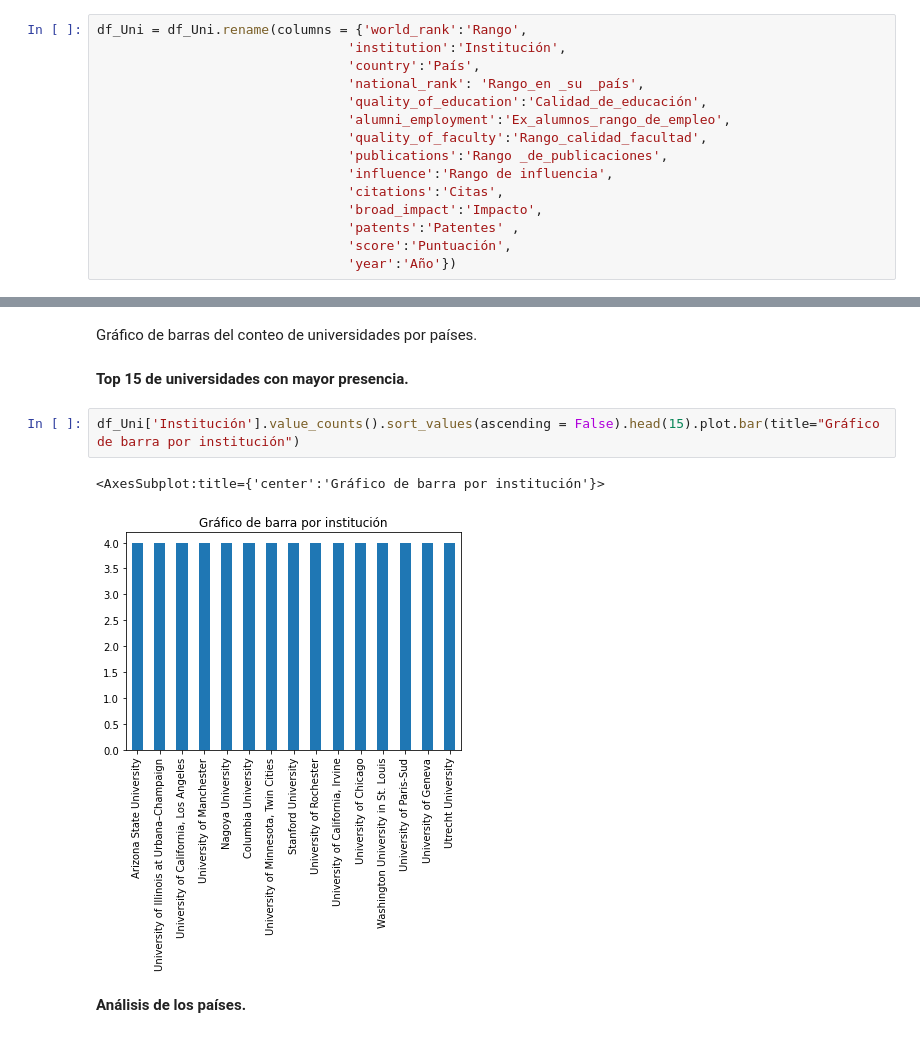
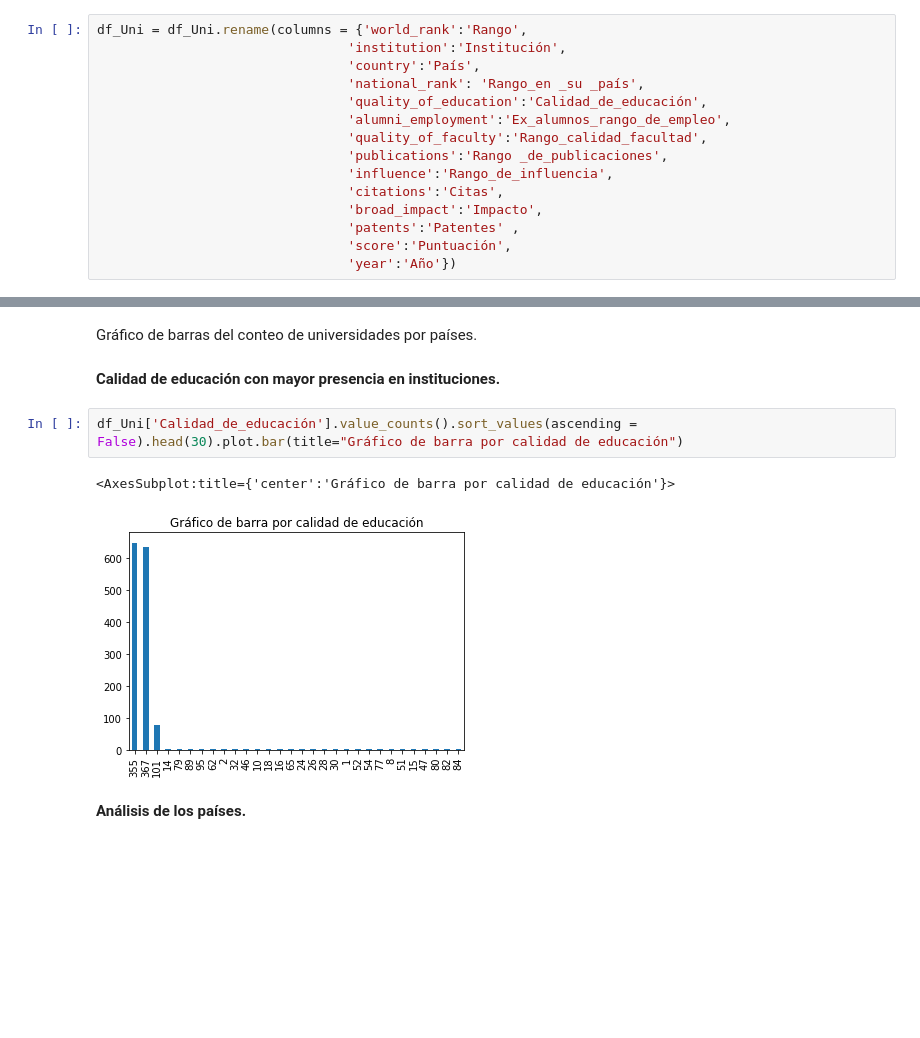
Before and after one commit to EmmanuelGalvan/MineriaDatos, a Jupyter notebook: Archivos/Practica de limpieza/Visualizacion_Equipo9.ipynb, the cells around one changed output, grey strips where cells are left out. Cells and saved outputs as stored; diff of their text form; blank space fills up the shorter version.

Commit message:
Parte Estadística de segunda Base y gráfico
Agregue la parte estadística para la segunda base de datos, y puse un gráfico en el otro archivo

```diff
--- a/Archivos/Practica de limpieza/Visualizacion_Equipo9.ipynb
+++ b/Archivos/Practica de limpieza/Visualizacion_Equipo9.ipynb
@@ -553,7 +553,7 @@ df_Uni = df_Uni.rename(columns = {'world_rank':'Rango',
                                 'alumni_employment':'Ex_alumnos_rango_de_empleo',
                                 'quality_of_faculty':'Rango_calidad_facultad',
                                 'publications':'Rango _de_publicaciones',
-                                'influence':'Rango de influencia',
+                                'influence':'Rango_de_influencia',
                                 'citations':'Citas',
                                 'broad_impact':'Impacto',
                                 'patents':'Patentes' ,
@@ -586,12 +686,12 @@ df_Uni['País'].value_counts().head(15).plot.bar(title="Gráfico de barras por p
 # %% [markdown]
 Gráfico de barras del conteo de universidades por países.
 # %% [markdown]
-**Top 15 de universidades con mayor presencia.**
+**Calidad de educación con mayor presencia en instituciones.**
 # %%
-df_Uni['Institución'].value_counts().sort_values(ascending = False).head(15).plot.bar(title="Gráfico de barra por institución")
+df_Uni['Calidad_de_educación'].value_counts().sort_values(ascending = False).head(30).plot.bar(title="Gráfico de barra por calidad de educación")
 # %% [output]
-<AxesSubplot:title={'center':'Gráfico de barra por institución'}>
+<AxesSubplot:title={'center':'Gráfico de barra por calidad de educación'}>
-[figure, old version]
+[figure, new version]
 # %% [markdown]
 **Análisis de los países.**
 # %%
```
Also changed, not shown: parts of 15 cells of this notebook, 2 other files.
